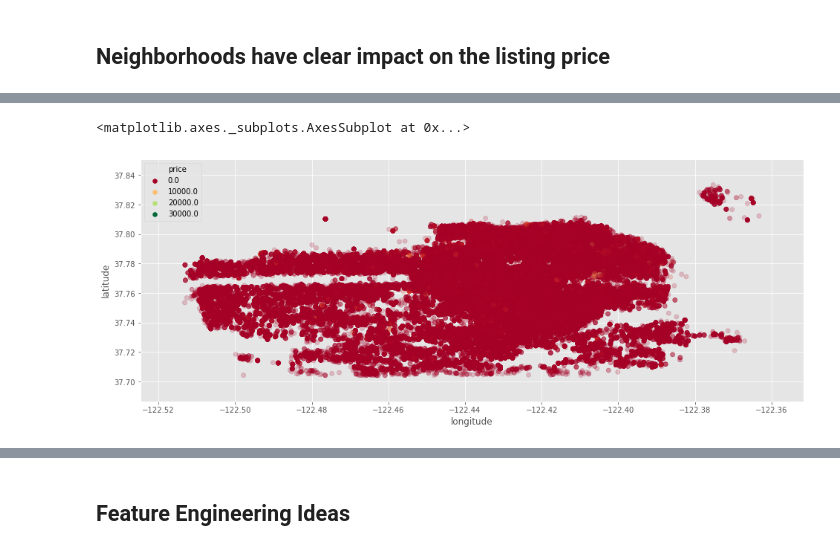
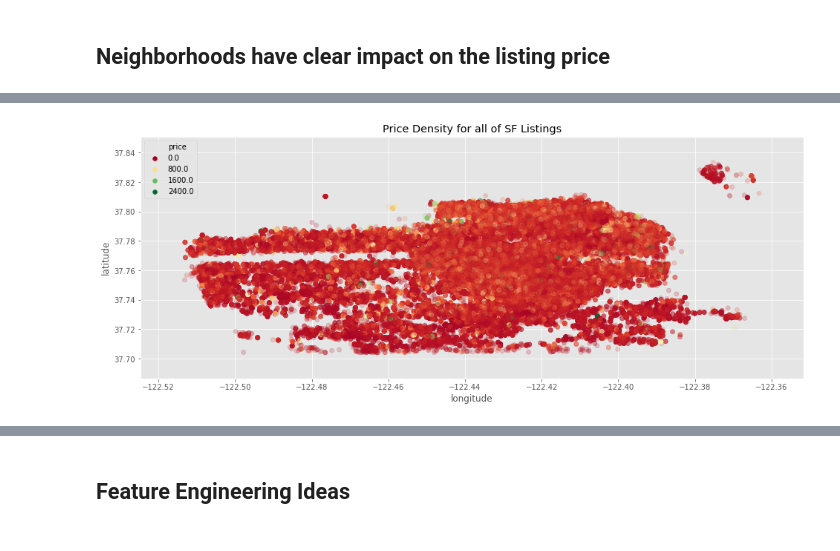
Before and after one commit to sherryduong93/Predict_AirBnB_Listings, a Jupyter notebook: Airbnb_Data_EDA.ipynb, the cells around one changed output, grey strips where cells are left out. Drawn from its saved outputs; the diff is of its cells as text; code cells hidden in the pictures.

```diff
--- a/Airbnb_Data_EDA.ipynb
+++ b/Airbnb_Data_EDA.ipynb
@@ -324,6 +338,10 @@ plt.ylabel('Frequency')
 Outlier Cutoff: 2000, Pct Outliers: 0.004080598149790901
 Text(0, 0.5, 'Frequency')
 [figure]
+# %%
+#Removing Outliers (0 & over 2000 daily rate)
+outlier_thresh=2000
+train_df = train_df.loc[~((train_df['price'] == 0) | (train_df['price'] > outlier_thresh))]
 # %%
 numeric_data = train_df.select_dtypes(include=[np.number])
 cat_data = train_df.select_dtypes(exclude=[np.number])
@@ -675,7 +781,8 @@ Name: neighbourhood_cleansed, dtype: int64
 # %%
 plt.figure(figsize=(16,6))
 sns.scatterplot(x='longitude',y='latitude', data=train_df,
                 edgecolor=None, alpha=0.2, palette='RdYlGn', hue='price')
+plt.title('Price Density for all of SF Listings')
+plt.savefig('Graphs/all_listings_sf.png', dpi=300)
 # %% [output]
-<matplotlib.axes._subplots.AxesSubplot at 0x...>
-[figure, old version]
+[figure, new version]
```
Also changed, not shown: parts of 77 cells of this notebook, 5 other files.
